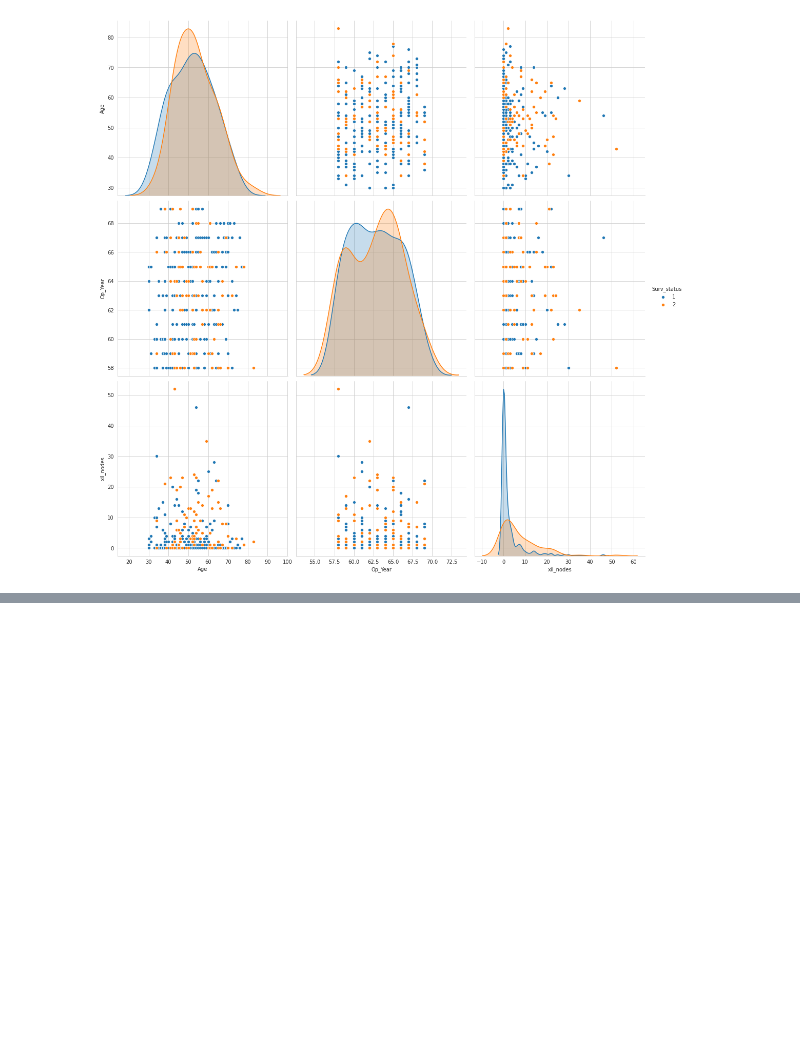
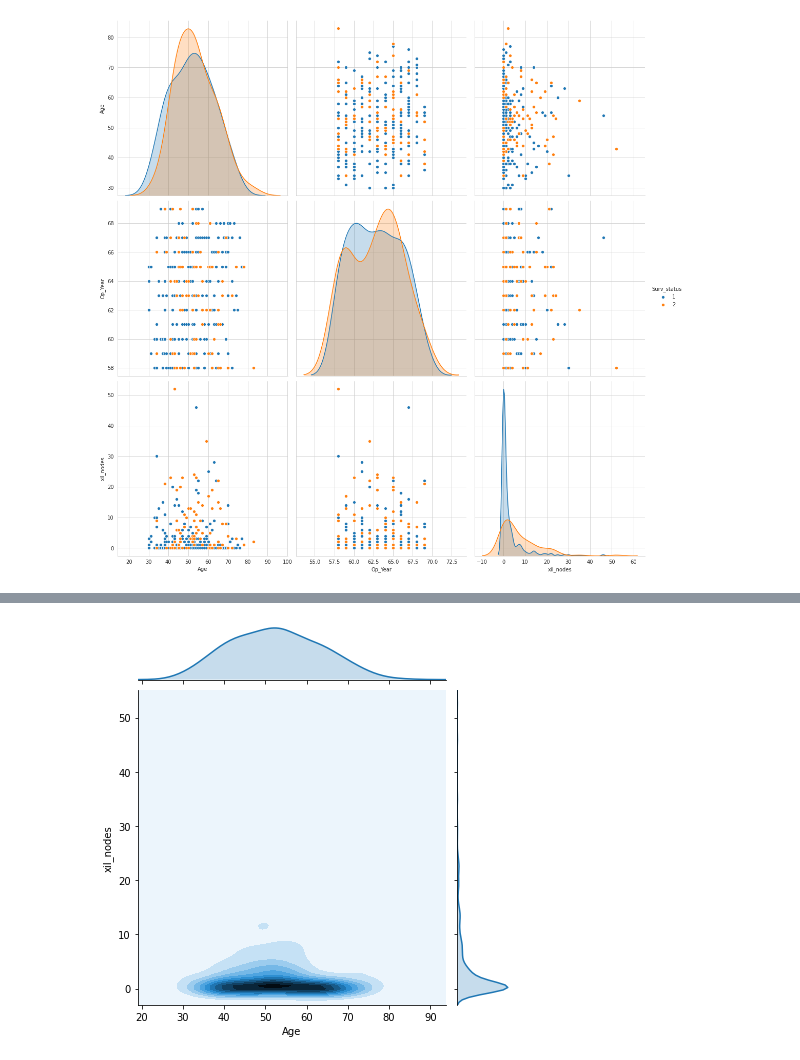
Before and after one commit to riddhi-jain/EDA-using-Haberman-Dataset, a Jupyter notebook: EDA_using_Haberman_Dataset.ipynb, the cells around one changed output, grey strips where cells are left out. Saved outputs shown, nothing was run; the diff lists cells and outputs as text; code cells hidden in the pictures; blank space fills up the shorter version.

```diff
--- a/EDA_using_Haberman_Dataset.ipynb
+++ b/EDA_using_Haberman_Dataset.ipynb
@@ -263,0 +290,5 @@ sns.pairplot(haberman,hue="Surv_status",height=5)
+# %%
+sns.jointplot(x="Age",y="xil_nodes",data=haberman,kind="kde")
+plt.show()
+# %% [output]
+[figure, added]
```
Also changed, not shown: parts of 15 cells of this notebook.
